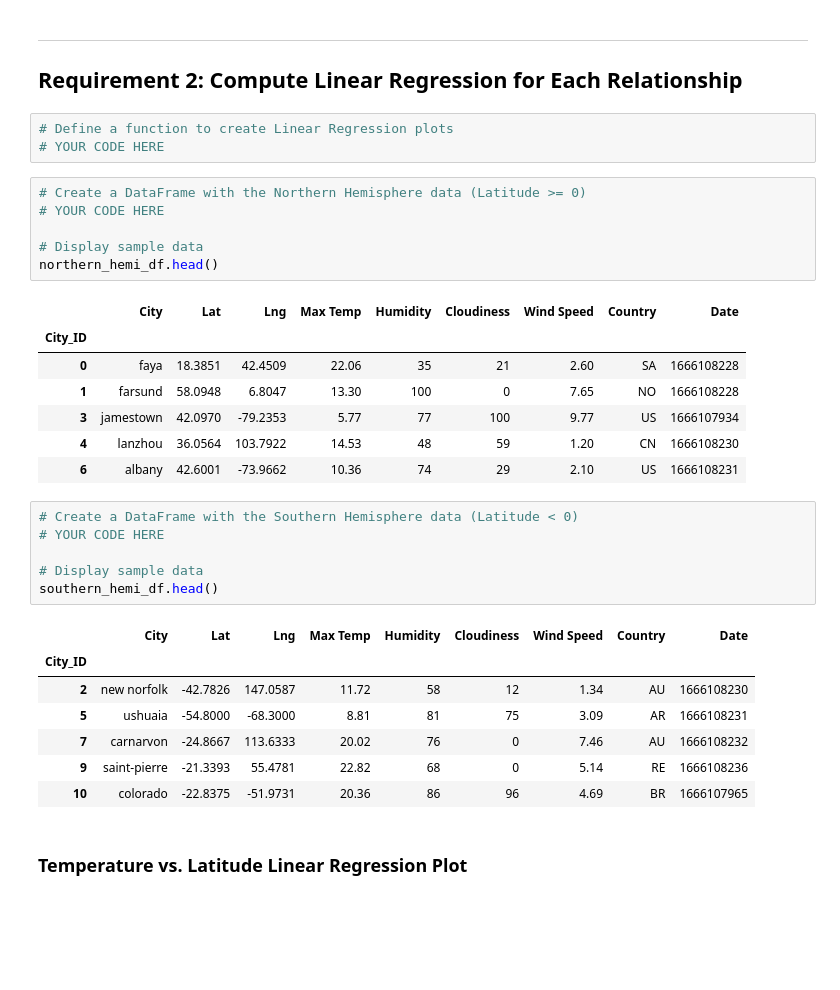
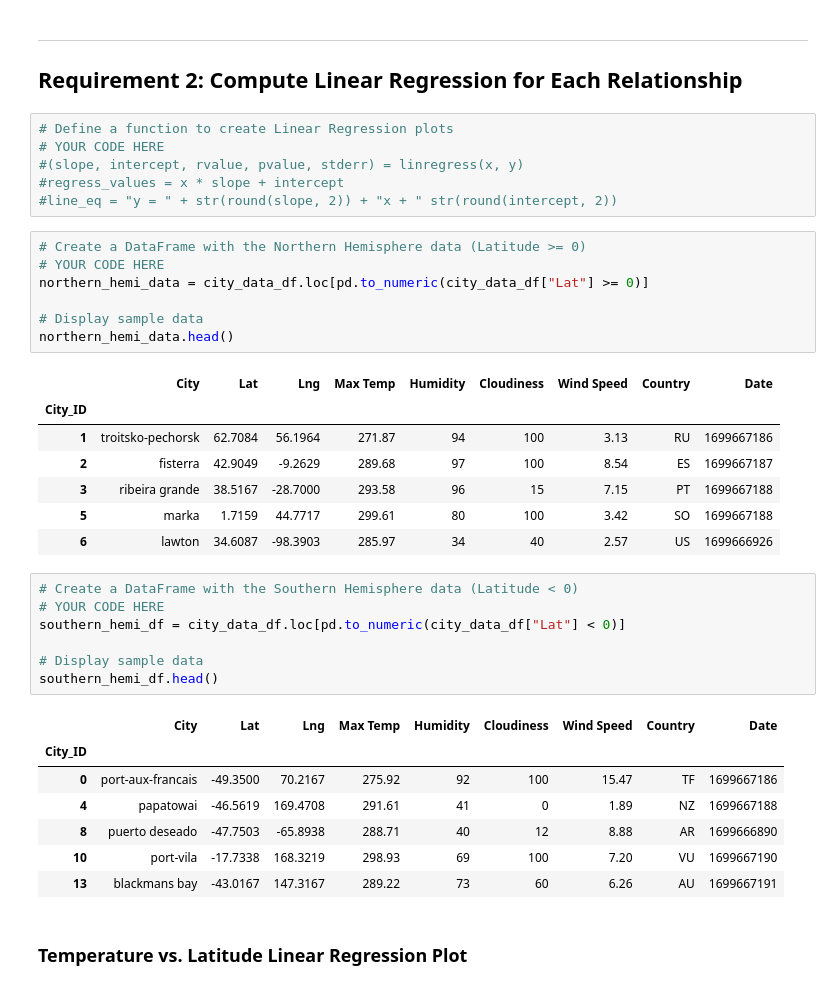
Before and after one commit to matthewjgarcia/python_api_challenge, a Jupyter notebook: WeatherPy/WeatherPy.ipynb, the cells around one changed output. Cells and saved outputs as stored; diff of their text form; blank space fills up the shorter version.

Commit message:
Working on linear regression plots

```diff
--- a/WeatherPy/WeatherPy.ipynb
+++ b/WeatherPy/WeatherPy.ipynb
@@ -293,33 +293,38 @@ plt.show()
 # %%
 # Define a function to create Linear Regression plots
 # YOUR CODE HERE
+#(slope, intercept, rvalue, pvalue, stderr) = linregress(x, y)
+#regress_values = x * slope + intercept
+#line_eq = "y = " + str(round(slope, 2)) + "x + " str(round(intercept, 2))
 # %%
 # Create a DataFrame with the Northern Hemisphere data (Latitude >= 0)
 # YOUR CODE HERE
+northern_hemi_data = city_data_df.loc[pd.to_numeric(city_data_df["Lat"] >= 0)]
 
 # Display sample data
-northern_hemi_df.head()
+northern_hemi_data.head()
 # %% [output]
 |  | City | Lat | Lng | Max Temp | Humidity | Cloudiness | Wind Speed | Country | Date |
 | City_ID |  |  |  |  |  |  |  |  |  |
-| 0 | faya | 18.3851 | 42.4509 | 22.06 | 35 | 21 | 2.60 | SA | 1666108228 |
-| 1 | farsund | 58.0948 | 6.8047 | 13.30 | 100 | 0 | 7.65 | NO | 1666108228 |
-| 3 | jamestown | 42.0970 | -79.2353 | 5.77 | 77 | 100 | 9.77 | US | 1666107934 |
-| 4 | lanzhou | 36.0564 | 103.7922 | 14.53 | 48 | 59 | 1.20 | CN | 1666108230 |
-| 6 | albany | 42.6001 | -73.9662 | 10.36 | 74 | 29 | 2.10 | US | 1666108231 |
+| 1 | troitsko-pechorsk | 62.7084 | 56.1964 | 271.87 | 94 | 100 | 3.13 | RU | 1699667186 |
+| 2 | fisterra | 42.9049 | -9.2629 | 289.68 | 97 | 100 | 8.54 | ES | 1699667187 |
+| 3 | ribeira grande | 38.5167 | -28.7000 | 293.58 | 96 | 15 | 7.15 | PT | 1699667188 |
+| 5 | marka | 1.7159 | 44.7717 | 299.61 | 80 | 100 | 3.42 | SO | 1699667188 |
+| 6 | lawton | 34.6087 | -98.3903 | 285.97 | 34 | 40 | 2.57 | US | 1699666926 |
 # %%
 # Create a DataFrame with the Southern Hemisphere data (Latitude < 0)
 # YOUR CODE HERE
+southern_hemi_df = city_data_df.loc[pd.to_numeric(city_data_df["Lat"] < 0)]
 
 # Display sample data
 southern_hemi_df.head()
 # %% [output]
 |  | City | Lat | Lng | Max Temp | Humidity | Cloudiness | Wind Speed | Country | Date |
 | City_ID |  |  |  |  |  |  |  |  |  |
-| 2 | new norfolk | -42.7826 | 147.0587 | 11.72 | 58 | 12 | 1.34 | AU | 1666108230 |
-| 5 | ushuaia | -54.8000 | -68.3000 | 8.81 | 81 | 75 | 3.09 | AR | 1666108231 |
-| 7 | carnarvon | -24.8667 | 113.6333 | 20.02 | 76 | 0 | 7.46 | AU | 1666108232 |
-| 9 | saint-pierre | -21.3393 | 55.4781 | 22.82 | 68 | 0 | 5.14 | RE | 1666108236 |
-| 10 | colorado | -22.8375 | -51.9731 | 20.36 | 86 | 96 | 4.69 | BR | 1666107965 |
+| 0 | port-aux-francais | -49.3500 | 70.2167 | 275.92 | 92 | 100 | 15.47 | TF | 1699667186 |
+| 4 | papatowai | -46.5619 | 169.4708 | 291.61 | 41 | 0 | 1.89 | NZ | 1699667188 |
+| 8 | puerto deseado | -47.7503 | -65.8938 | 288.71 | 40 | 12 | 8.88 | AR | 1699666890 |
+| 10 | port-vila | -17.7338 | 168.3219 | 298.93 | 69 | 100 | 7.20 | VU | 1699667190 |
+| 13 | blackmans bay | -43.0167 | 147.3167 | 289.22 | 73 | 60 | 6.26 | AU | 1699667191 |
 # %% [markdown]
 ###  Temperature vs. Latitude Linear Regression Plot
```
Also changed, not shown: parts of 2 cells of this notebook.
